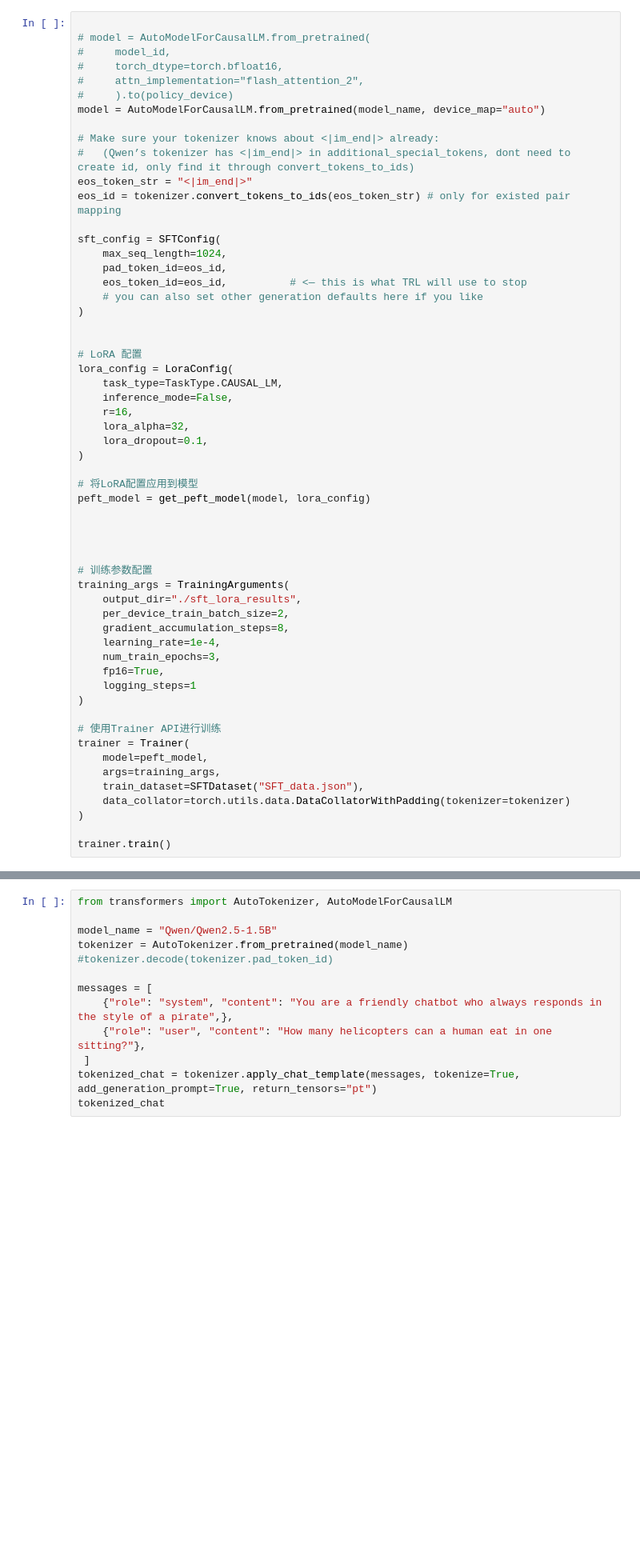
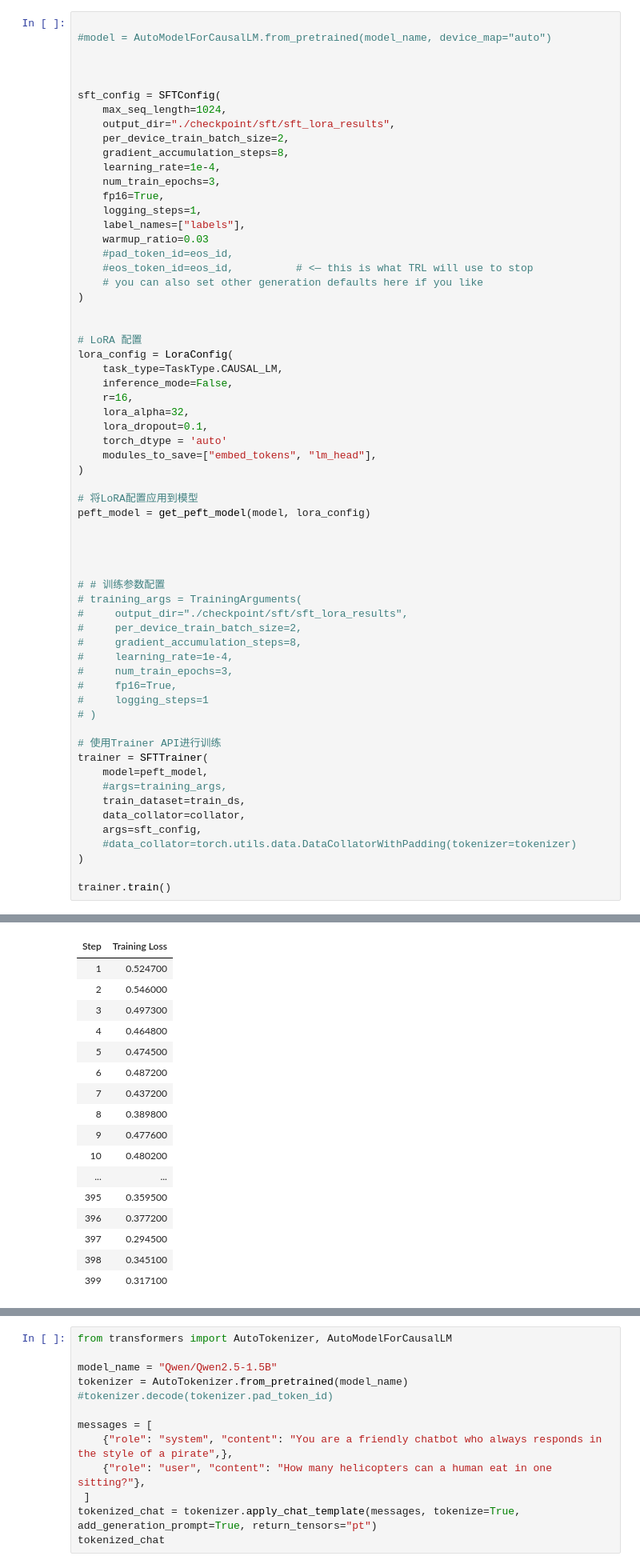
Before and after one commit to haorany2/assignment5-alignment, a Jupyter notebook: cs336_alignment/tryout2.ipynb, the cells around one changed output, grey strips where cells are left out. Shown at 80% size. Saved outputs shown, nothing was run; the diff lists cells and outputs as text; blank space fills up the shorter version.

```diff
--- a/cs336_alignment/tryout2.ipynb
+++ b/cs336_alignment/tryout2.ipynb
@@ -114,21 +120,22 @@ tokenizer.decode([151645])
 # %%
 
-# model = AutoModelForCausalLM.from_pretrained(
-#     model_id,
-#     torch_dtype=torch.bfloat16,
-#     attn_implementation="flash_attention_2",
-#     ).to(policy_device)
-model = AutoModelForCausalLM.from_pretrained(model_name, device_map="auto")
+#model = AutoModelForCausalLM.from_pretrained(model_name, device_map="auto")
 
-# Make sure your tokenizer knows about <|im_end|> already:
-#   (Qwen’s tokenizer has <|im_end|> in additional_special_tokens, dont need to create id, only find it through convert_tokens_to_ids)
-eos_token_str = "<|im_end|>"
-eos_id = tokenizer.convert_tokens_to_ids(eos_token_str) # only for existed pair mapping
+
 
 sft_config = SFTConfig(
     max_seq_length=1024,
-    pad_token_id=eos_id,
-    eos_token_id=eos_id,          # <— this is what TRL will use to stop
+    output_dir="./checkpoint/sft/sft_lora_results",
+    per_device_train_batch_size=2,
+    gradient_accumulation_steps=8,
+    learning_rate=1e-4,
+    num_train_epochs=3,
+    fp16=True,
+    logging_steps=1,
+    label_names=["labels"],
+    warmup_ratio=0.03
+    #pad_token_id=eos_id,
+    #eos_token_id=eos_id,          # <— this is what TRL will use to stop
     # you can also set other generation defaults here if you like
 )
 
@@ -140,6 +147,8 @@ lora_config = LoraConfig(
     r=16,
     lora_alpha=32,
     lora_dropout=0.1,
+    torch_dtype = 'auto'
+    modules_to_save=["embed_tokens", "lm_head"],
 )
 
 # 将LoRA配置应用到模型
@@ -148,23 +157,26 @@ peft_model = get_peft_model(model, lora_config)
 
 
 
-# 训练参数配置
-training_args = TrainingArguments(
-    output_dir="./sft_lora_results",
-    per_device_train_batch_size=2,
-    gradient_accumulation_steps=8,
-    learning_rate=1e-4,
-    num_train_epochs=3,
-    fp16=True,
-    logging_steps=1
-)
+# # 训练参数配置
+# training_args = TrainingArguments(
+#     output_dir="./checkpoint/sft/sft_lora_results",
+#     per_device_train_batch_size=2,
+#     gradient_accumulation_steps=8,
+#     learning_rate=1e-4,
+#     num_train_epochs=3,
+#     fp16=True,
+#     logging_steps=1
+# )
 
 # 使用Trainer API进行训练
-trainer = Trainer(
+trainer = SFTTrainer(
     model=peft_model,
-    args=training_args,
-    train_dataset=SFTDataset("SFT_data.json"),
-    data_collator=torch.utils.data.DataCollatorWithPadding(tokenizer=tokenizer)
+    #args=training_args,
+    train_dataset=train_ds,
+    data_collator=collator,
+    args=sft_config,
+    #data_collator=torch.utils.data.DataCollatorWithPadding(tokenizer=tokenizer)
 )
 
 trainer.train()
+# %% [output]
@@ -170,0 +192,17 @@ trainer.train()
+| Step | Training Loss |
+| 1 | 0.524700 |
+| 2 | 0.546000 |
+| 3 | 0.497300 |
+| 4 | 0.464800 |
+| 5 | 0.474500 |
+| 6 | 0.487200 |
+| 7 | 0.437200 |
+| 8 | 0.389800 |
+| 9 | 0.477600 |
+| 10 | 0.480200 |
+| ... | ... |
+| 395 | 0.359500 |
+| 396 | 0.377200 |
+| 397 | 0.294500 |
+| 398 | 0.345100 |
+| 399 | 0.317100 |
```
Also changed, not shown: parts of 4 cells of this notebook.
